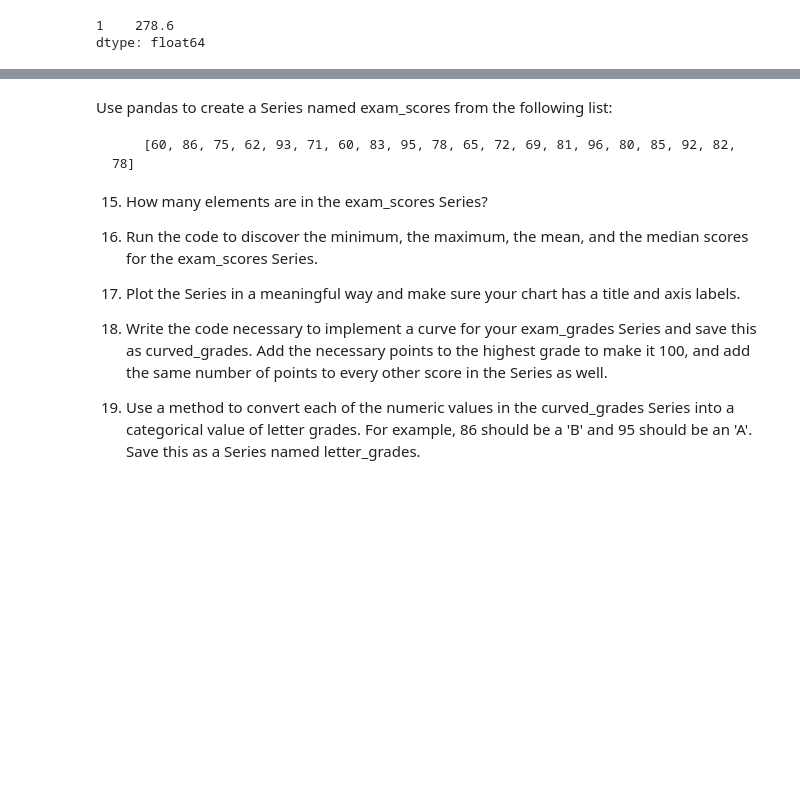
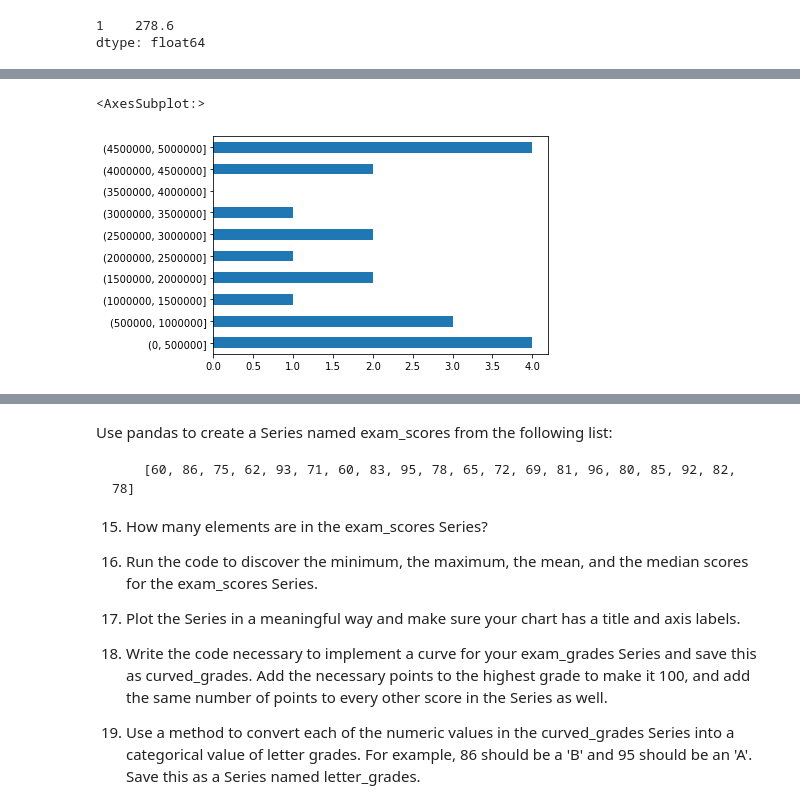
Before and after one commit to Jgardin875/numpy-pandas-visualization-exercises, a Jupyter notebook: series-lesson.ipynb, the cells around one changed output, grey strips where cells are left out. Saved outputs shown, nothing was run; the diff lists cells and outputs as text; code cells hidden in the pictures; blank space fills up the shorter version.

```diff
--- a/series-lesson.ipynb
+++ b/series-lesson.ipynb
@@ -1612,0 +1689,4 @@ dtype: float64
+# %%
+num_plot = pd.cut(clean_float, bins = [0, 500_000, 1_000_000, 1_500_000, 2_000_000, 2_500_000, 3_000_000, 3_500_000, 4_000_000, 4_500_000, 5_000_000])
+
+num_plot.value_counts()
@@ -1612,0 +1720,5 @@ dtype: float64
+# %%
+num_plot.value_counts().sort_index().plot.barh()
+# %% [output]
+<AxesSubplot:>
+[figure, added]
```
Also changed, not shown: parts of 33 cells of this notebook.
